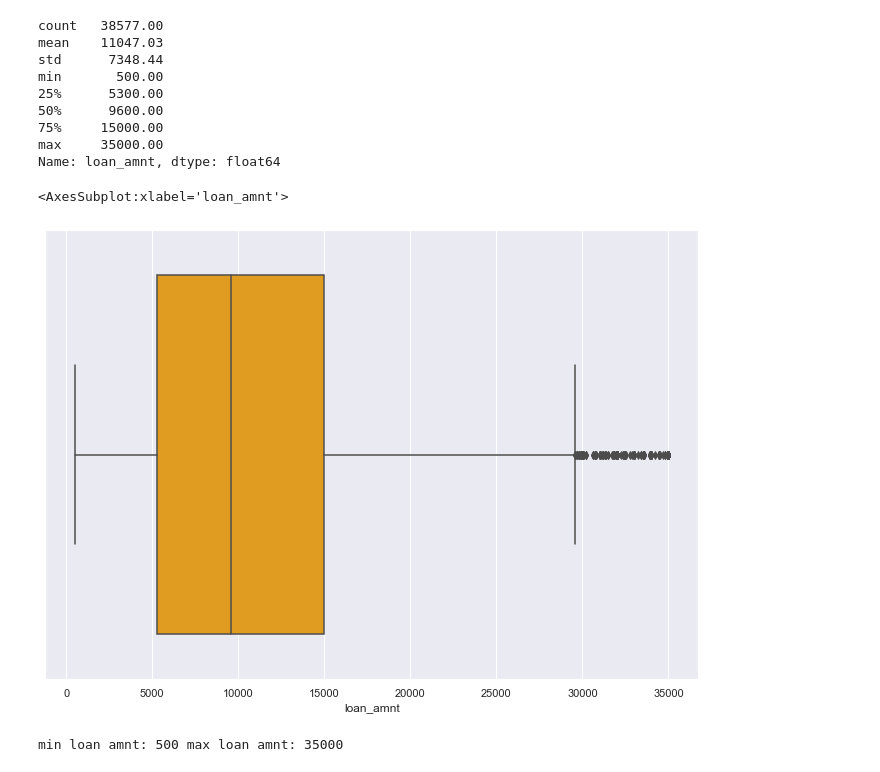
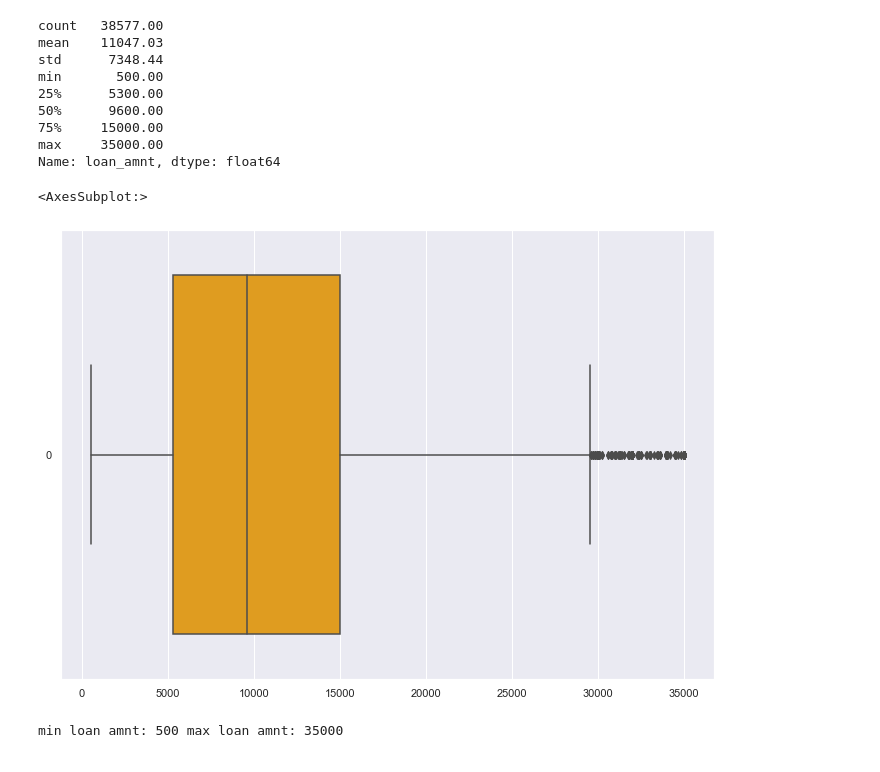
Before and after one commit to simplyshravan/Lending_Club_Case_Study, a Jupyter notebook: Shravan_Kumar_Yadav.ipynb, the cells around one changed output. Drawn from its saved outputs; the diff is of its cells as text; code cells hidden in the pictures.

```diff
--- a/Shravan_Kumar_Yadav.ipynb
+++ b/Shravan_Kumar_Yadav.ipynb
@@ -22,7 +22,7 @@ pd.options.display.max_rows = None #to display all rows
 # %% [markdown]
 ### Reading input file
 # %%
-loandata= pd.read_csv(r"C://Users//Shubhada//Desktop//Upgrad//PGP_AIML//Course 2- Statistics Essentials//Lending club case study//loan.csv")
+loandata= pd.read_csv(r"loan.csv")
 # %% [markdown]
 ### Checking headers in file
 # %%
@@ -329,11 +329,10 @@ min       500.00
 max     35000.00
 Name: loan_amnt, dtype: float64
 # %%
-#sns.boxplot(data=loandata['loan_amnt'])
-sns.boxplot(loandata.loan_amnt, color='orange')
+sns.boxplot(data=loandata.loan_amnt, color='orange',orient='h')
 # %% [output]
-<AxesSubplot:xlabel='loan_amnt'>
+<AxesSubplot:>
-[figure, old version]
+[figure, new version]
 # %%
 print('min loan amnt:', loandata['loan_amnt'].min(), 'max loan amnt:', loandata['loan_amnt'].max())
 # %% [output]
```
Also changed, not shown: parts of 69 cells of this notebook.
